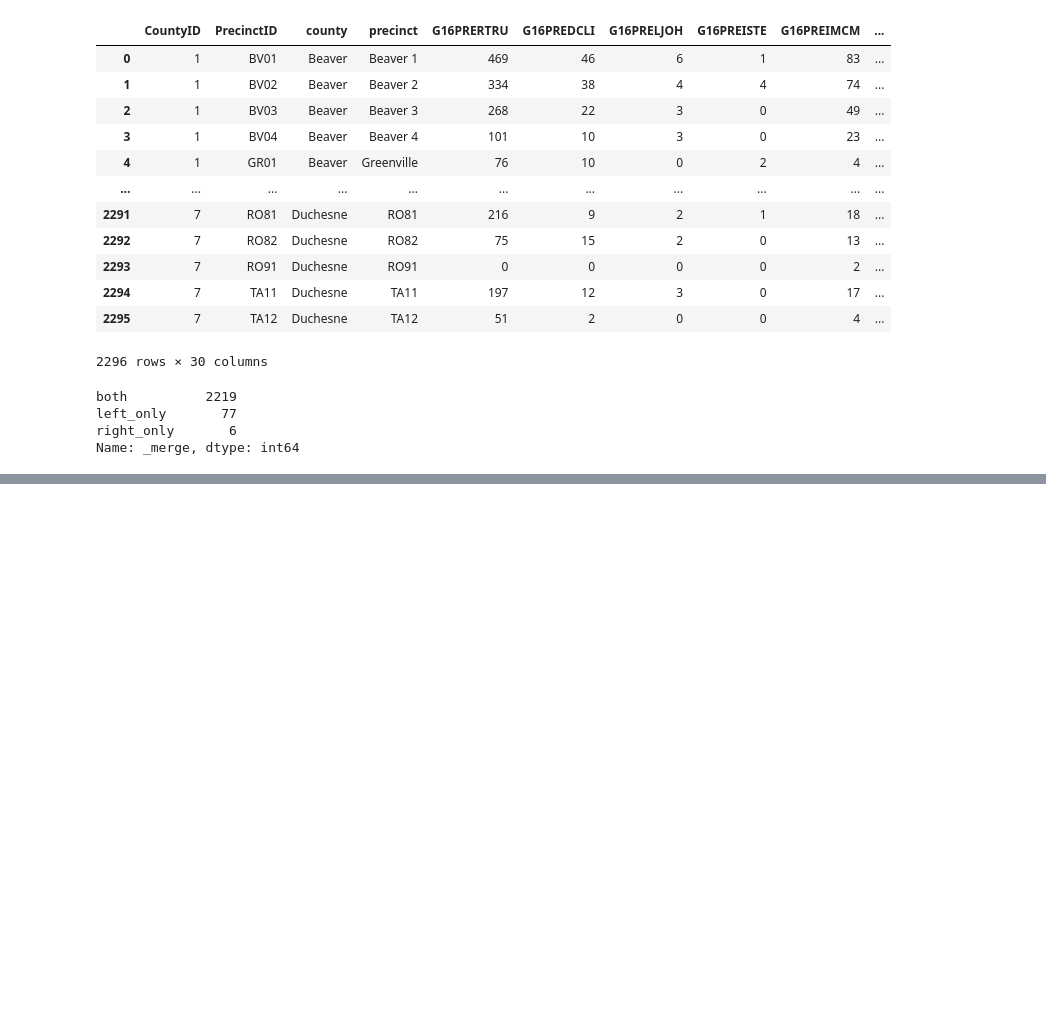
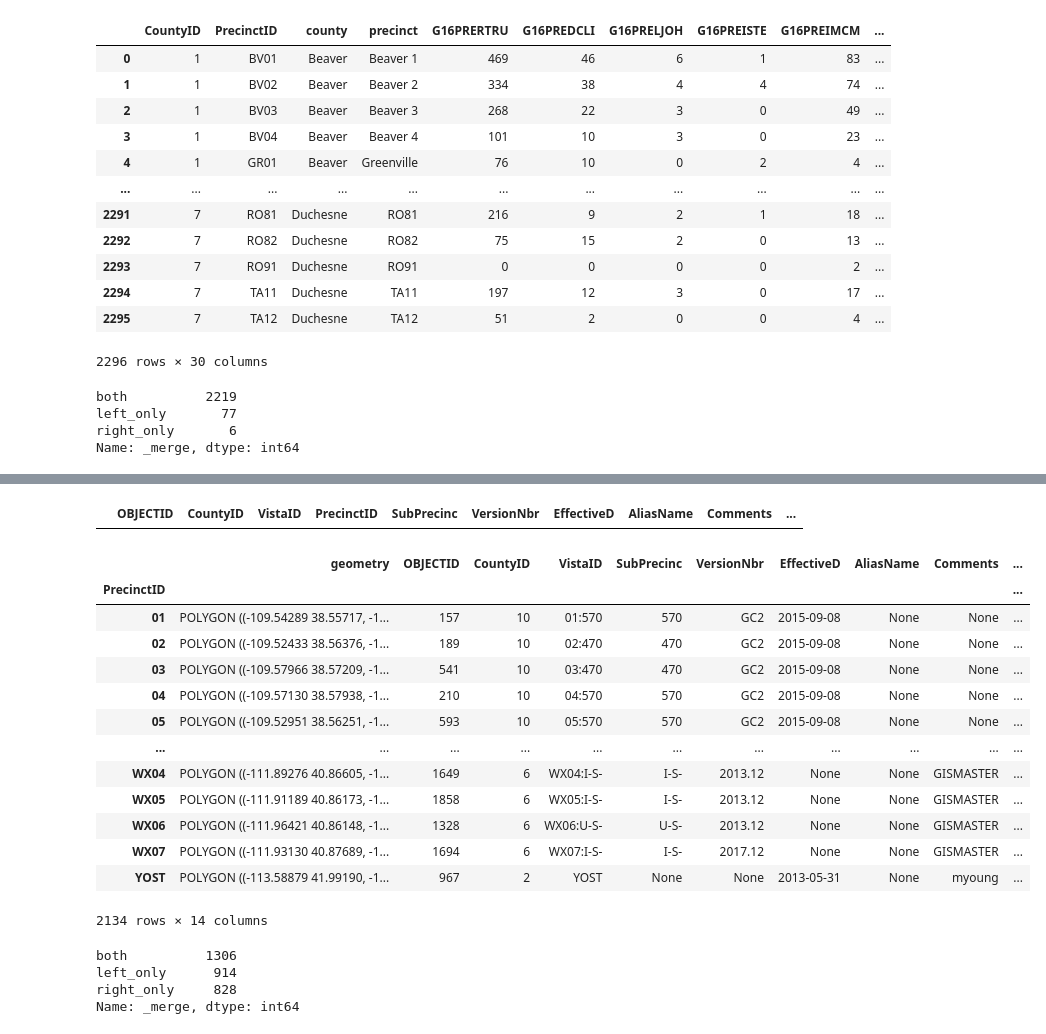
Before and after one commit to nonpartisan-redistricting-datahub/pdv-ut, a Jupyter notebook: vest-ut-2016/validation.ipynb, the cells around one changed output, grey strips where cells are left out. Cells and saved outputs as stored; diff of their text form; code cells hidden in the pictures; blank space fills up the shorter version.

Commit message:
begun merging with shapefile, validated election totals

```diff
--- a/vest-ut-2016/validation.ipynb
+++ b/vest-ut-2016/validation.ipynb
@@ -706,0 +837,8 @@ Name: _merge, dtype: int64
+# %%
+ut_geo_copy = ut_geo.copy()
+ut_geo_copy['joinid'] = ut_geo_copy['CountyID'].astype(str) + '-' + ut_geo_copy['PrecinctID']
+dup = ut_geo_copy['joinid'].value_counts()
+dup_list = (dup[dup>1]).index
+print(dup_list)
+print(len(ut_geo_copy.joinid.unique()))
+display(ut_geo_copy)
@@ -706,0 +866,44 @@ Name: _merge, dtype: int64
+# %%
+ut_geo_valid = ut_geo_copy.loc[ut_geo_copy.is_valid]
+
+display(ut_geo_copy[ut_geo_copy['PrecinctID'].isnull()])
+
+combo_precinct = ut_geo_valid.dissolve(by='PrecinctID')
+
+display(combo_precinct)
+# %% [output]
+|  | OBJECTID | CountyID | VistaID | PrecinctID | SubPrecinc | VersionNbr | EffectiveD | AliasName | Comments | ... |
+|  | geometry | OBJECTID | CountyID | VistaID | SubPrecinc | VersionNbr | EffectiveD | AliasName | Comments | ... |
+| PrecinctID |  |  |  |  |  |  |  |  |  | ... |
+| 01 | POLYGON ((-109.54289 38.55717, -1... | 157 | 10 | 01:570 | 570 | GC2 | 2015-09-08 | None | None | ... |
+| 02 | POLYGON ((-109.52433 38.56376, -1... | 189 | 10 | 02:470 | 470 | GC2 | 2015-09-08 | None | None | ... |
+| 03 | POLYGON ((-109.57966 38.57209, -1... | 541 | 10 | 03:470 | 470 | GC2 | 2015-09-08 | None | None | ... |
+| 04 | POLYGON ((-109.57130 38.57938, -1... | 210 | 10 | 04:570 | 570 | GC2 | 2015-09-08 | None | None | ... |
+| 05 | POLYGON ((-109.52951 38.56251, -1... | 593 | 10 | 05:570 | 570 | GC2 | 2015-09-08 | None | None | ... |
+| ... | ... | ... | ... | ... | ... | ... | ... | ... | ... | ... |
+| WX04 | POLYGON ((-111.89276 40.86605, -1... | 1649 | 6 | WX04:I-S- | I-S- | 2013.12 | None | None | GISMASTER | ... |
+| WX05 | POLYGON ((-111.91189 40.86173, -1... | 1858 | 6 | WX05:I-S- | I-S- | 2013.12 | None | None | GISMASTER | ... |
+| WX06 | POLYGON ((-111.96421 40.86148, -1... | 1328 | 6 | WX06:U-S- | U-S- | 2013.12 | None | None | GISMASTER | ... |
+| WX07 | POLYGON ((-111.93130 40.87689, -1... | 1694 | 6 | WX07:I-S- | I-S- | 2017.12 | None | None | GISMASTER | ... |
+| YOST | POLYGON ((-113.58879 41.99190, -1... | 967 | 2 | YOST | None | None | 2013-05-31 | None | myoung | ... |
+2134 rows × 14 columns
+# %%
+election_data = merged.drop(columns = '_merge')
+join_attempt_geo = pd.merge(election_data, combo_precinct, how="outer",on="joinid",indicator=True)
+print(join_attempt_geo["_merge"].value_counts())
+
+
+merged_geo = join_attempt_geo[join_attempt_geo["_merge"]=="both"]
+right_only_geo = join_attempt_geo[join_attempt_geo["_merge"]=="right_only"]
+right_only_geo_sorted = right_only_geo.sort_values('joinid')
+left_only_geo = join_attempt_geo[join_attempt_geo["_merge"]=="left_only"]
+
+
+left_only_geo.to_csv("./only_vest_geo.csv")
+right_only_geo_sorted.to_csv("./only_source_geo.csv")
+merged_geo.to_csv('./both_geo.csv')
+# %% [output]
+both          1306
+left_only      914
+right_only     828
+Name: _merge, dtype: int64
```
Also changed, not shown: parts of 18 cells of this notebook.
